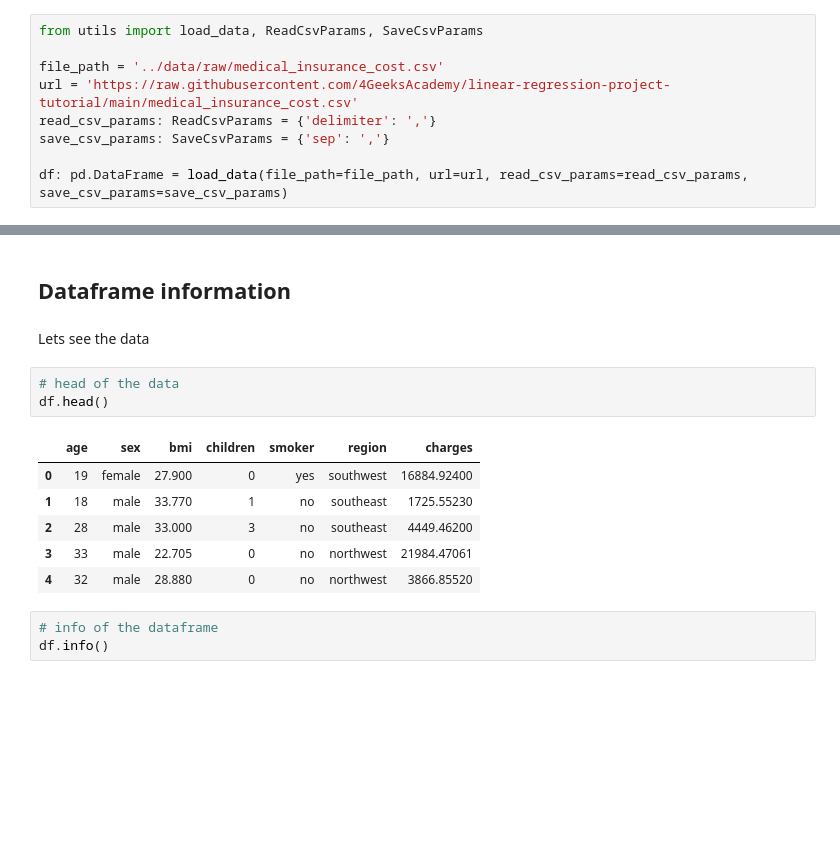
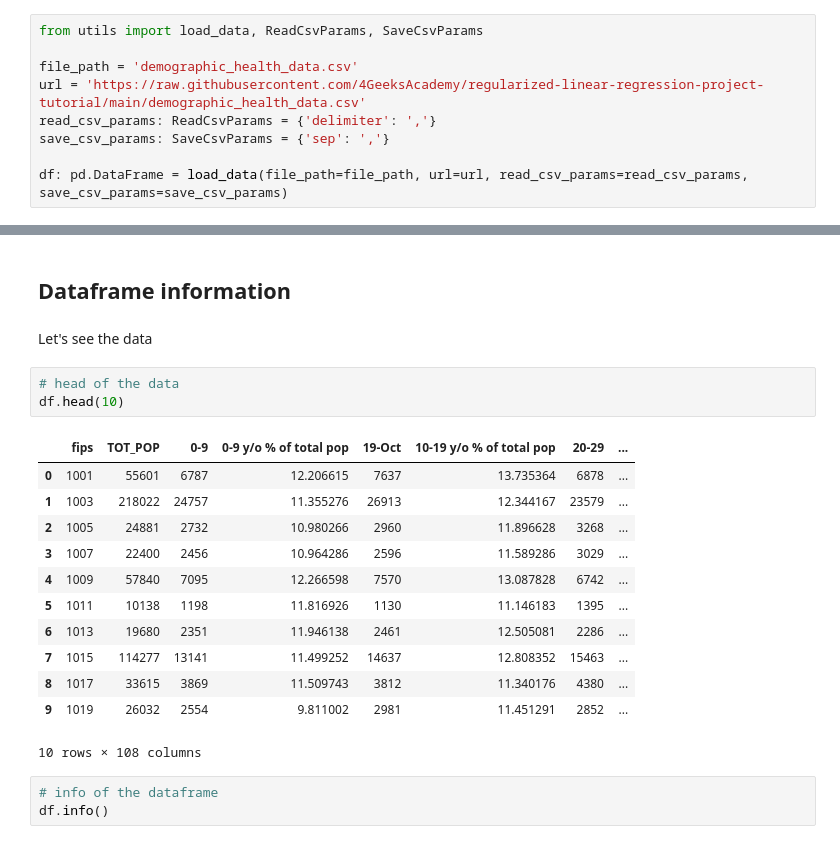
Before and after one commit to 4GeeksAcademy/alejandroNovellino-regularized-linear-regression-project, a Jupyter notebook: src/explore.ipynb, the cells around one changed output, grey strips where cells are left out. Saved outputs shown, nothing was run; the diff lists cells and outputs as text; blank space fills up the shorter version.

```diff
--- a/src/explore.ipynb
+++ b/src/explore.ipynb
@@ -21,8 +21,8 @@ We can see the data information in the page <https://raw.githubusercontent.com/4
 # %%
 from utils import load_data, ReadCsvParams, SaveCsvParams
 
-file_path = '../data/raw/medical_insurance_cost.csv'
-url = 'https://raw.githubusercontent.com/4GeeksAcademy/linear-regression-project-tutorial/main/medical_insurance_cost.csv'
+file_path = 'demographic_health_data.csv'
+url = 'https://raw.githubusercontent.com/4GeeksAcademy/regularized-linear-regression-project-tutorial/main/demographic_health_data.csv'
 read_csv_params: ReadCsvParams = {'delimiter': ','}
 save_csv_params: SaveCsvParams = {'sep': ','}
 
@@ -37,17 +38,23 @@ Calculate, based on the physiological data of its customers, what will be the pr
 # %% [markdown]
 ## Dataframe information
 # %% [markdown]
-Lets see the data
+Let's see the data
 # %%
 # head of the data
-df.head()
+df.head(10)
 # %% [output]
-|  | age | sex | bmi | children | smoker | region | charges |
-| 0 | 19 | female | 27.900 | 0 | yes | southwest | 16884.92400 |
-| 1 | 18 | male | 33.770 | 1 | no | southeast | 1725.55230 |
-| 2 | 28 | male | 33.000 | 3 | no | southeast | 4449.46200 |
-| 3 | 33 | male | 22.705 | 0 | no | northwest | 21984.47061 |
-| 4 | 32 | male | 28.880 | 0 | no | northwest | 3866.85520 |
+|  | fips | TOT_POP | 0-9 | 0-9 y/o % of total pop | 19-Oct | 10-19 y/o % of total pop | 20-29 | ... |
+| 0 | 1001 | 55601 | 6787 | 12.206615 | 7637 | 13.735364 | 6878 | ... |
+| 1 | 1003 | 218022 | 24757 | 11.355276 | 26913 | 12.344167 | 23579 | ... |
+| 2 | 1005 | 24881 | 2732 | 10.980266 | 2960 | 11.896628 | 3268 | ... |
+| 3 | 1007 | 22400 | 2456 | 10.964286 | 2596 | 11.589286 | 3029 | ... |
+| 4 | 1009 | 57840 | 7095 | 12.266598 | 7570 | 13.087828 | 6742 | ... |
+| 5 | 1011 | 10138 | 1198 | 11.816926 | 1130 | 11.146183 | 1395 | ... |
+| 6 | 1013 | 19680 | 2351 | 11.946138 | 2461 | 12.505081 | 2286 | ... |
+| 7 | 1015 | 114277 | 13141 | 11.499252 | 14637 | 12.808352 | 15463 | ... |
+| 8 | 1017 | 33615 | 3869 | 11.509743 | 3812 | 11.340176 | 4380 | ... |
+| 9 | 1019 | 26032 | 2554 | 9.811002 | 2981 | 11.451291 | 2852 | ... |
+10 rows × 108 columns
 # %%
 # info of the dataframe
 df.info()
```
Also changed, not shown: parts of 14 cells of this notebook, 1 other file.
